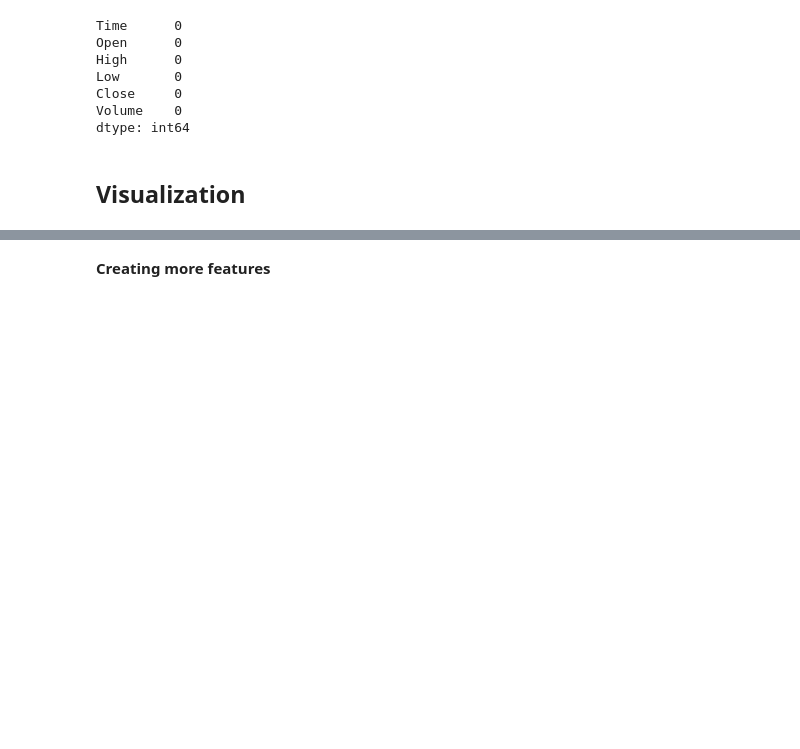
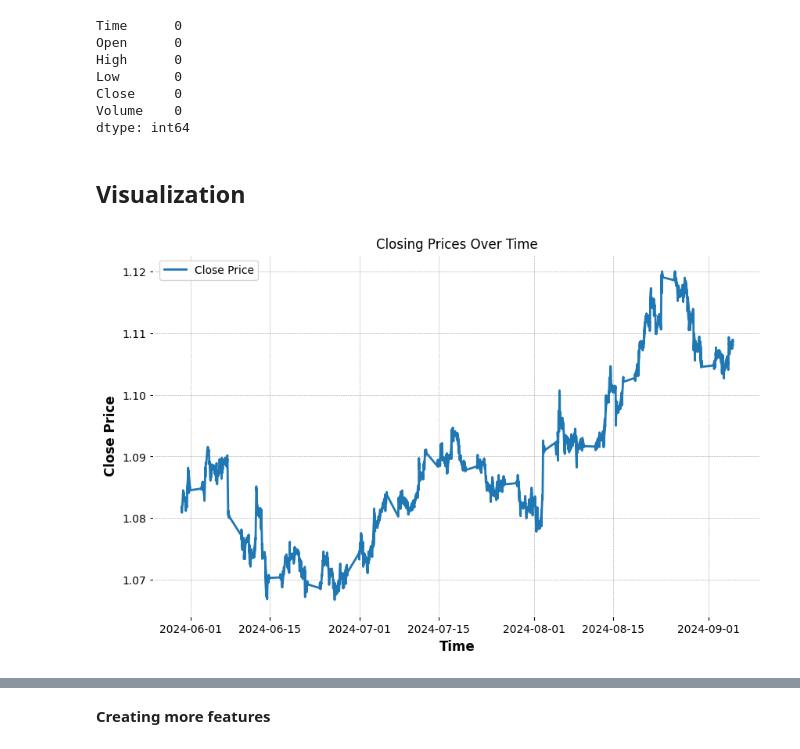
Before and after one commit to Airlectric/ML_Forex_Prediction_App, a Jupyter notebook: forex-prediction.ipynb, the cells around one changed output, grey strips where cells are left out. Drawn from its saved outputs; the diff is of its cells as text; code cells hidden in the pictures; blank space fills up the shorter version.

```diff
--- a/forex-prediction.ipynb
+++ b/forex-prediction.ipynb
@@ -64,4 +95,16 @@ Volume    0
 dtype: int64
 # %% [markdown]
 ## Visualization
+# %%
+# 1. Line Chart for Closing Prices
+plt.figure(figsize=(10, 6))
+plt.plot(df['Time'], df['Close'], label='Close Price')
+plt.title('Closing Prices Over Time')
+plt.xlabel('Time')
+plt.ylabel('Close Price')
+plt.legend()
+plt.grid(True)
+plt.show()
+# %% [output]
+[figure, added]
 # %%
```
Also changed, not shown: parts of 35 cells of this notebook.
